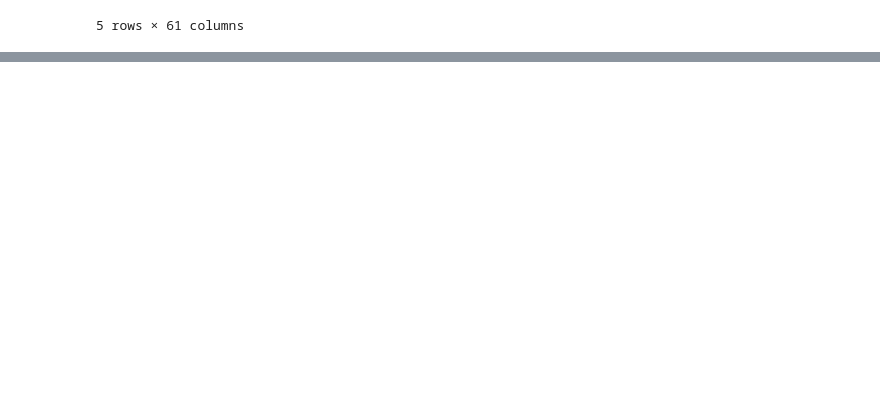
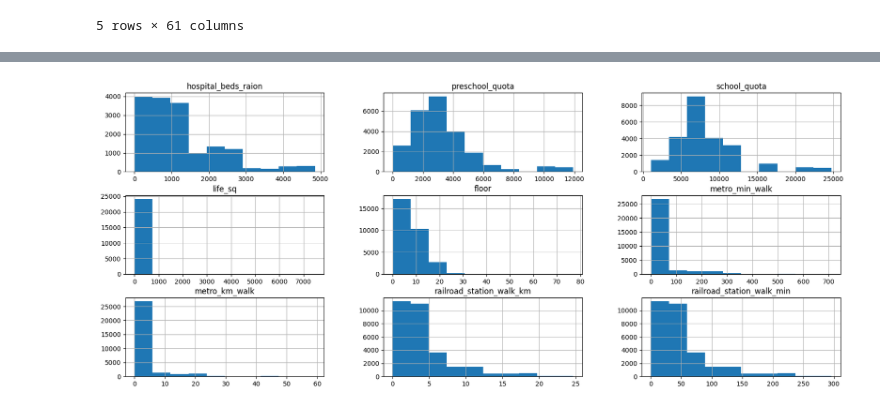
Before and after one commit to Ter4ik/DS, a Jupyter notebook: PYTHON-14_Очистка_данных/4_Работа_с_пропусками_методы_обработки.ipynb, the cells around one changed output, grey strips where cells are left out. Drawn from its saved outputs; the diff is of its cells as text; code cells hidden in the pictures; blank space fills up the shorter version.

```diff
--- a/PYTHON-14_Очистка_данных/4_Работа_с_пропусками_методы_обработки.ipynb
+++ b/PYTHON-14_Очистка_данных/4_Работа_с_пропусками_методы_обработки.ipynb
@@ -13,3 +13,6 @@ sber_data.head()
 | 3 | 4 | 89 | 50.0 | 9.0 | Mitino | 6839.0 | 9 | 17063.0 | ... |
 | 4 | 5 | 77 | 77.0 | 4.0 | Basmannoe | 3240.0 | 7 | 7770.0 | ... |
 5 rows × 61 columns
+# %%
+cols_null_percent = sber_data.isnull().mean() * 100
+cols_with_null = cols_null_percent[cols_null_percent>0].sort_values(ascending=False)
@@ -15,0 +82,5 @@ sber_data.head()
+# %%
+cols = cols_with_null.index
+sber_data[cols].hist(figsize=(20, 8));
+# %% [output]
+[figure, added]
```
Also changed, not shown: parts of 27 cells of this notebook, 1 other file.
